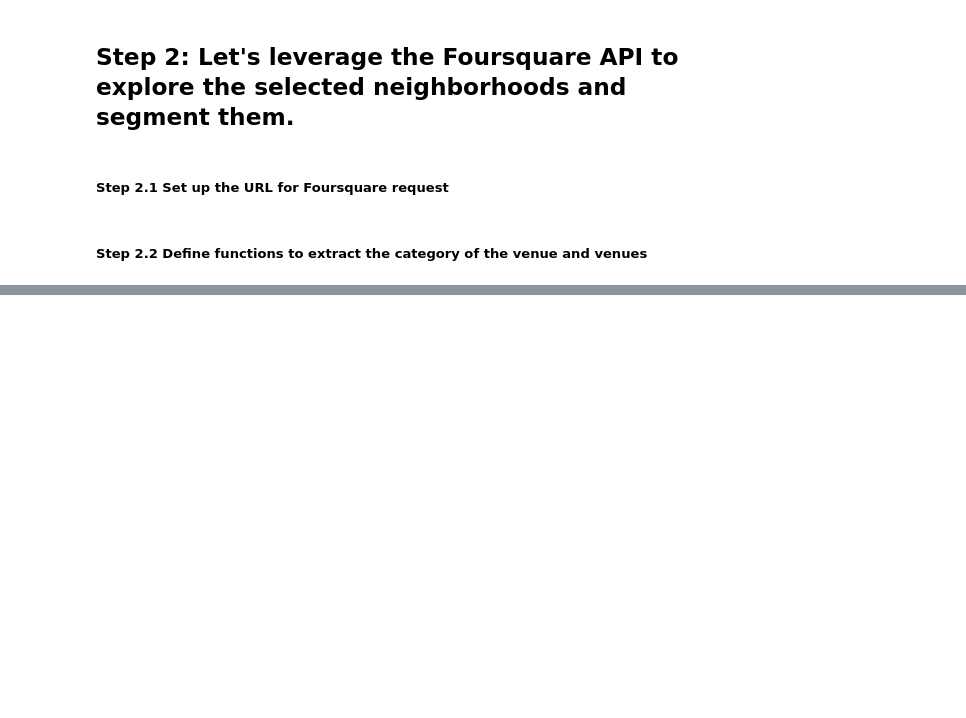
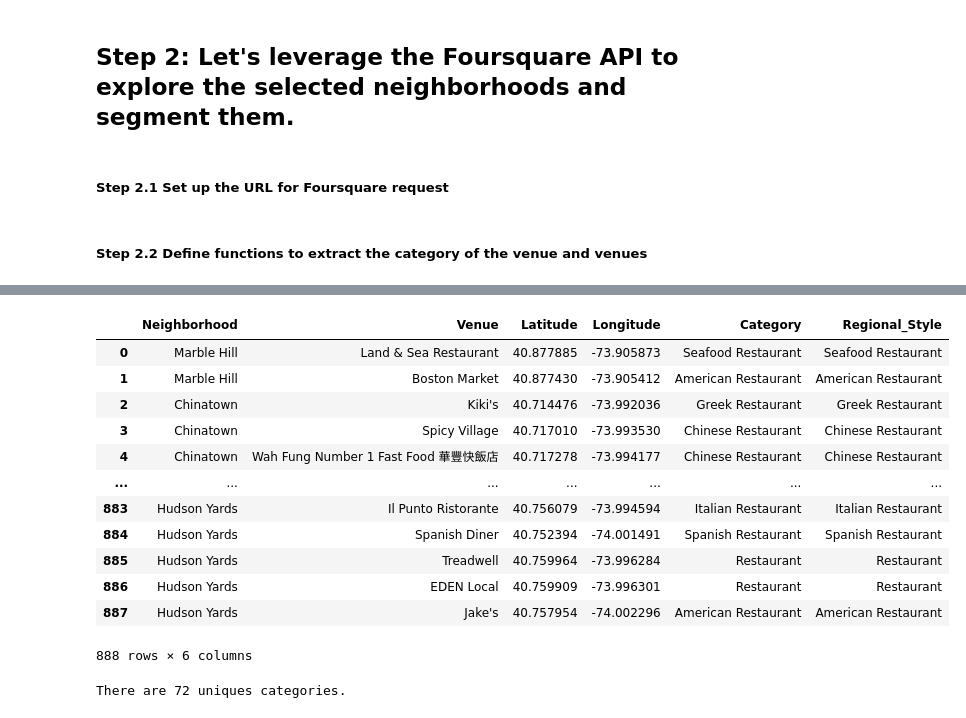
Before and after one commit to LibertyBot2019/CapStoneProject, a Jupyter notebook: Capstone_Project_Data_Mining.ipynb, the cells around one changed output, grey strips where cells are left out. Drawn from its saved outputs; the diff is of its cells as text; code cells hidden in the pictures; blank space fills up the shorter version.

```diff
--- a/Capstone_Project_Data_Mining.ipynb
+++ b/Capstone_Project_Data_Mining.ipynb
@@ -163,8 +121,8 @@ nyc_map
 # %% [markdown]
 ##### Step 2.1  Set up the URL for Foursquare request
 # %%
-LIMIT = 100
-radius = 500
+LIMIT = 500
+radius = 1000
 
 USER_ID = 'VBJRAO5IMFVHJ15014BHKY1WXSLLA1JVQ0L0HQGMAIF4PQLH'
 USER_SECRET = 'GFNHX055SNPUJUVPMUENX3JQKZ5MGXQ5TWQKBHEROMXTR5L3'
@@ -514,27 +142,0 @@ nbhs_merged.head(50)
-# %%
-latitude = location.latitude
-longitude = location.longitude
-print('The coordinate are {}, {}.'.format(latitude, longitude))
-# create map
-map_clusters = folium.Map(location=[latitude,longitude], zoom_start=11)
-
-# set color scheme for the clusters
-x = np.arange(kclusters)
-ys = [i + x + (i*x)**2 for i in range(kclusters)]
-colors_array = cm.rainbow(np.linspace(0, 1, len(ys)))
-rainbow = [colors.rgb2hex(i) for i in colors_array]
-
-# add markers to the map
-markers_colors = []
-for lat, lon, poi, cluster in zip(nbhs_merged['Latitude'], nbhs_merged['Longitude'], nbhs_merged['Neighborhood'], nbhs_merged['Cluster Label']):
-    label = folium.Popup(str(poi) + ' Cluster ' + str(cluster), parse_html=True)
-    folium.CircleMarker(
-        [lat, lon],
-        radius=5,
-        popup=label,
-        color=rainbow[cluster-1],
-        fill=True,
-        fill_color=rainbow[cluster-1],
-        fill_opacity=0.7).add_to(map_clusters)
-
-map_clusters
@@ -621,0 +176,8 @@ nbhs_merged.loc[nbhs_merged['Cluster Label'] == 7]
+# %%
+# mnhtn_venues stands for manhattan venues
+mnhtn_venues = get_Nbh_Venues(names=Brgh_df['Neighborhood'],
+                            latitudes=Brgh_df['Latitude'],
+                            longitudes=Brgh_df['Longitude'])
+
+print(mnhtn_venues.shape)
+mnhtn_venues.head(6)
@@ -621,0 +195,27 @@ nbhs_merged.loc[nbhs_merged['Cluster Label'] == 7]
+# %%
+#extract all restaurant venues and saved as rst_df
+rst_df = mnhtn_venues[mnhtn_venues['Category'].str.contains('Restaurant')].reset_index(drop=True)
+rst_df['Regional_Style'] = rst_df['Category']
+rst_df
+# %% [output]
+|  | Neighborhood | Venue | Latitude | Longitude | Category | Regional_Style |
+| 0 | Marble Hill | Land & Sea Restaurant | 40.877885 | -73.905873 | Seafood Restaurant | Seafood Restaurant |
+| 1 | Marble Hill | Boston Market | 40.877430 | -73.905412 | American Restaurant | American Restaurant |
+| 2 | Chinatown | Kiki's | 40.714476 | -73.992036 | Greek Restaurant | Greek Restaurant |
+| 3 | Chinatown | Spicy Village | 40.717010 | -73.993530 | Chinese Restaurant | Chinese Restaurant |
+| 4 | Chinatown | Wah Fung Number 1 Fast Food 華豐快飯店 | 40.717278 | -73.994177 | Chinese Restaurant | Chinese Restaurant |
+| ... | ... | ... | ... | ... | ... | ... |
+| 883 | Hudson Yards | Il Punto Ristorante | 40.756079 | -73.994594 | Italian Restaurant | Italian Restaurant |
+| 884 | Hudson Yards | Spanish Diner | 40.752394 | -74.001491 | Spanish Restaurant | Spanish Restaurant |
+| 885 | Hudson Yards | Treadwell | 40.759964 | -73.996284 | Restaurant | Restaurant |
+| 886 | Hudson Yards | EDEN Local | 40.759909 | -73.996301 | Restaurant | Restaurant |
+| 887 | Hudson Yards | Jake's | 40.757954 | -74.002296 | American Restaurant | American Restaurant |
+888 rows × 6 columns
+# %%
+# Let's see how many restaurant categories in this dataframe.
+print('There are {} uniques categories.'.format(len(rst_df['Category'].unique())))
+
+#Let's see all of categories name before reorganize some restaurant categories
+# print(rst_df['Category'].unique())
+# %% [output]
+There are 72 uniques categories.
```
Also changed, not shown: parts of 62 cells of this notebook, 20 other files.
